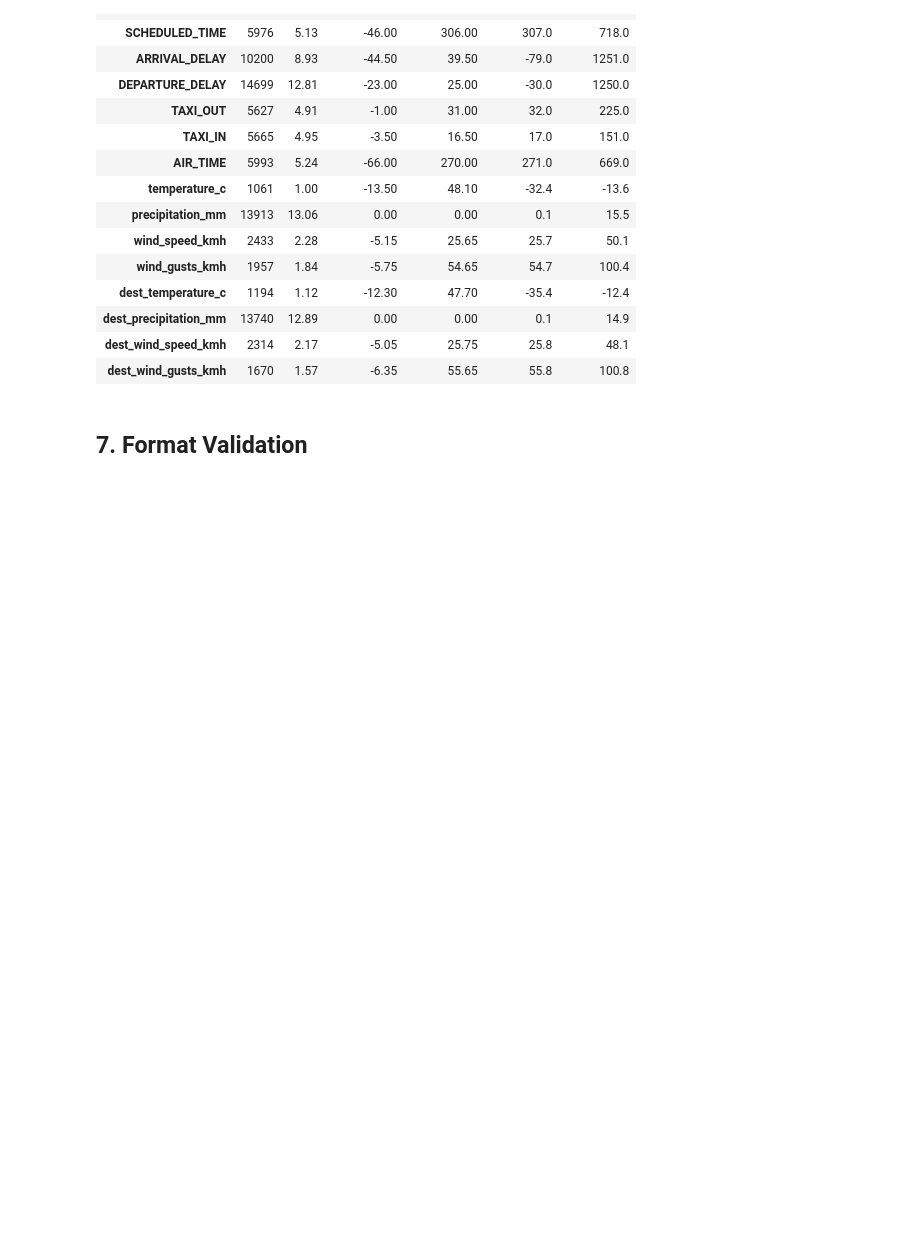
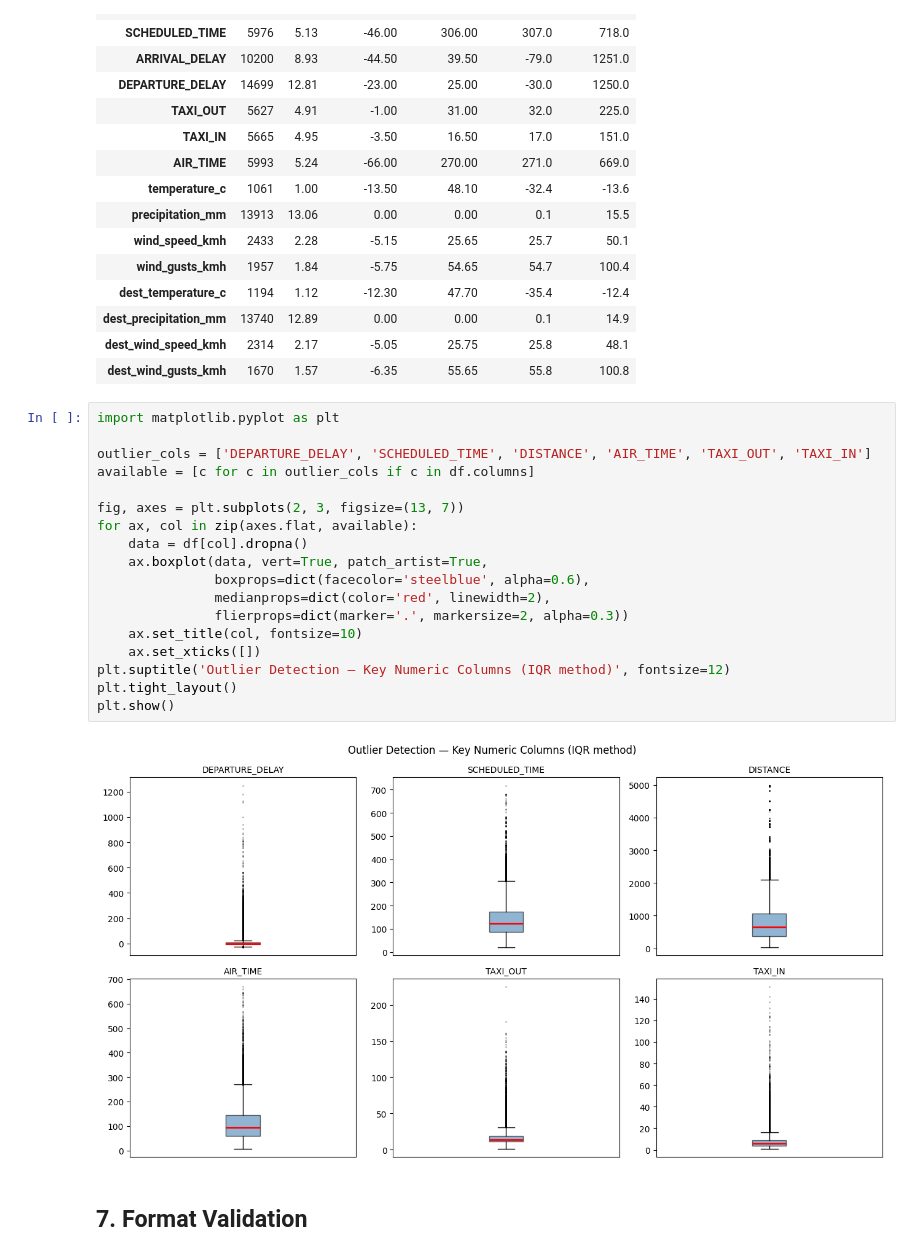
Before and after one commit to El-Maktab/DS-Flight-Delay-Classification, a Jupyter notebook: notebooks/validation_report.ipynb, the cells around one changed output. Drawn from its saved outputs; the diff is of its cells as text; blank space fills up the shorter version.

```diff
--- a/notebooks/validation_report.ipynb
+++ b/notebooks/validation_report.ipynb
@@ -165,6 +184,26 @@ pd.DataFrame(outlier_rows).set_index('column')
 | dest_precipitation_mm | 13740 | 12.89 | 0.00 | 0.00 | 0.1 | 14.9 |
 | dest_wind_speed_kmh | 2314 | 2.17 | -5.05 | 25.75 | 25.8 | 48.1 |
 | dest_wind_gusts_kmh | 1670 | 1.57 | -6.35 | 55.65 | 55.8 | 100.8 |
+# %%
+import matplotlib.pyplot as plt
+
+outlier_cols = ['DEPARTURE_DELAY', 'SCHEDULED_TIME', 'DISTANCE', 'AIR_TIME', 'TAXI_OUT', 'TAXI_IN']
+available = [c for c in outlier_cols if c in df.columns]
+
+fig, axes = plt.subplots(2, 3, figsize=(13, 7))
+for ax, col in zip(axes.flat, available):
+    data = df[col].dropna()
+    ax.boxplot(data, vert=True, patch_artist=True,
+               boxprops=dict(facecolor='steelblue', alpha=0.6),
+               medianprops=dict(color='red', linewidth=2),
+               flierprops=dict(marker='.', markersize=2, alpha=0.3))
+    ax.set_title(col, fontsize=10)
+    ax.set_xticks([])
+plt.suptitle('Outlier Detection — Key Numeric Columns (IQR method)', fontsize=12)
+plt.tight_layout()
+plt.show()
+# %% [output]
+[figure, added]
 # %% [markdown]
 ## 7. Format Validation
 # %%
```
Also changed, not shown: parts of 5 cells of this notebook, 4 other files.
